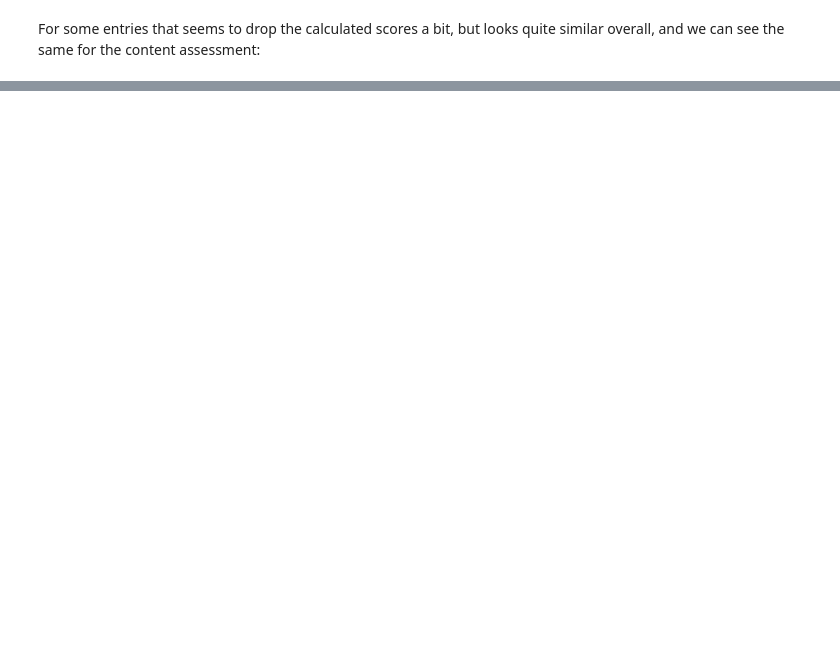
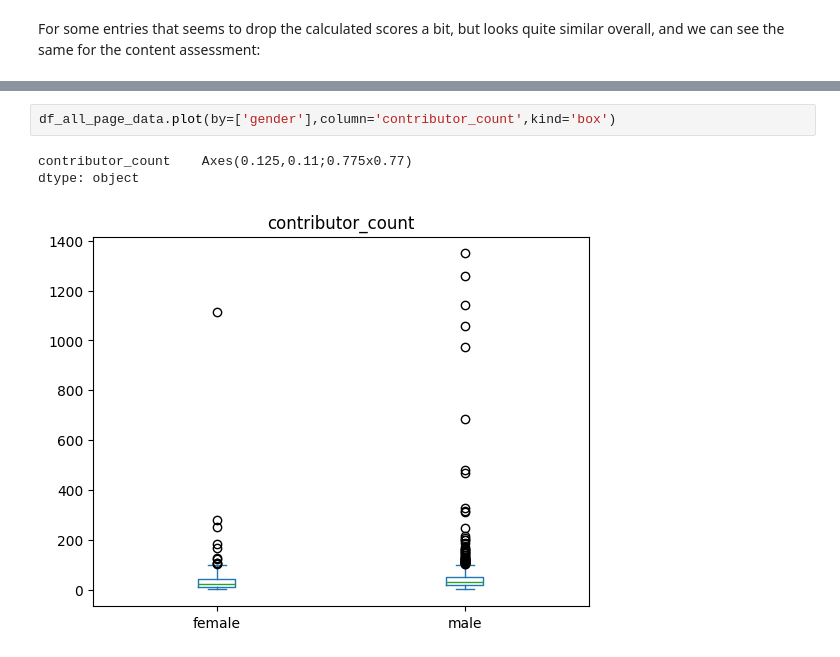
Before and after one commit to citizensandtech/sicss-wikipedia, a Jupyter notebook: 04-full-example.ipynb, the cells around one changed output, grey strips where cells are left out. Drawn from its saved outputs; the diff is of its cells as text; blank space fills up the shorter version.

```diff
--- a/04-full-example.ipynb
+++ b/04-full-example.ipynb
@@ -339,0 +373,6 @@ dtype: object
+# %%
+df_all_page_data.plot(by=['gender'],column='contributor_count',kind='box')
+# %% [output]
+contributor_count    Axes(0.125,0.11;0.775x0.77)
+dtype: object
+[figure, added]
```
Also changed, not shown: parts of 33 cells of this notebook, 18 other files.
